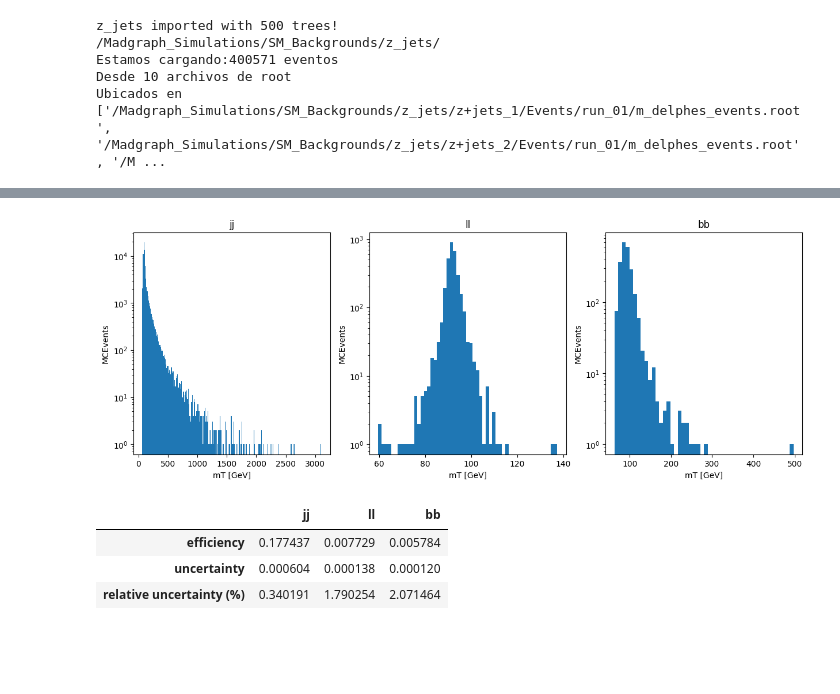
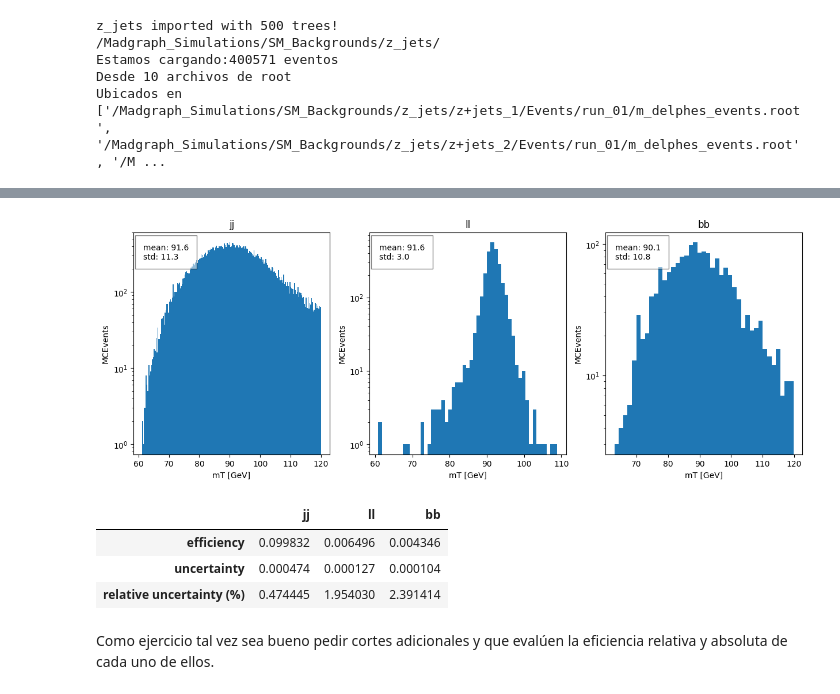
Before and after one commit to Phenomenology-group-uniandes/detectors_school_bootcamp, a Jupyter notebook: Particle_selection.ipynb, the cells around one changed output, grey strips where cells are left out. Drawn from its saved outputs; the diff is of its cells as text; code cells hidden in the pictures; blank space fills up the shorter version.

Commit message:
plot some graphics

```diff
--- a/Particle_selection.ipynb
+++ b/Particle_selection.ipynb
@@ -17,10 +17,13 @@ Updating the framework from github...
 Already up to date.
 Done!
 # %%
-import os
 from tqdm.notebook import tqdm
 from hep_pheno_tools.delphes_reader.loader import DelphesLoader
+
+# leptons are electrons and muons in a unique list
 from hep_pheno_tools.delphes_reader.classifier import get_good_leptons
+
+# jets come in three ways: light jets, b-jets and tau-jets in a dict
 from hep_pheno_tools.delphes_reader.classifier import get_good_jets
 
 from hep_pheno_tools.analysis_tools import Quiet
@@ -31,7 +34,7 @@ with Quiet():
     reader = DelphesLoader(
         signal,
         )
-    root_files=reader.Forest[:10]
+    root_files=reader.Forest[:10] # take the first 10 files
     n_events = reader.get_nevents(root_files)
     print(f'Estamos cargando:{n_events} eventos')
     print(f'Desde {len(root_files)} archivos de root')
@@ -60,8 +63,12 @@ with Quiet():
         else :
             continue
         reco_z_tlv = part_1.tlv + part_2.tlv
+        mT = reco_z_tlv.Mt()
+        # ADD a simple cut on mT
+        if not(60 < mT < 120):
+            continue
         distribution = mT_results.get(case, [])
-        distribution.append(reco_z_tlv.Mt())
+        distribution.append(mT)
         mT_results[case] = distribution
 # %% [output]
 z_jets imported with 500 trees!
@@ -72,30 +104,42 @@ Ubicados en ['/Madgraph_Simulations/SM_Backgrounds/z_jets/z+jets_1/Events/run_01
 # %%
 import matplotlib.pyplot as plt
 import numpy as np
 # create len(mT_results) subplots and unpack the axes array immediately
 fig, axs = plt.subplots(1, len(mT_results), figsize=(15, 5))
 for ax, case in zip(axs, mT_results):
+    # Fill the histogram
     ax.hist(mT_results[case], bins=int(np.sqrt(len(mT_results[case]))))
+    # add a frame with main stats
+    ax.text(
+        0.05, 0.95,
+        f'mean: {np.mean(mT_results[case]):.1f}\nstd: {np.std(mT_results[case]):.1f}',
+        verticalalignment='top', horizontalalignment='left',
+        transform=ax.transAxes,
+        bbox={'facecolor': 'white', 'alpha': 0.5, 'pad': 10}
+    )
     ax.set_title(case)
     ax.set_xlabel('mT [GeV]')
     ax.set_ylabel('MCEvents')
     # set log scale
     ax.set_yscale('log')
 plt.show()
 # %% [output]
-[figure, old version]
+[figure, new version]
 # %%
 import pandas as pd
-df = pd.DataFrame(index=['efficiency', 'uncertainty', 'relative uncertainty (%)'])
+efficiency_df = pd.DataFrame(
+    index=['efficiency', 'uncertainty', 'relative uncertainty (%)']
+    )
 for case in mT_results:
-    mT = mT_results[case]
     # get the efficiency
-    efficiency = len(mT)/n_events
+    efficiency = len(mT_results[case])/n_events
     eff_err = np.sqrt(efficiency*(1-efficiency)/n_events)
-    df[case] = [efficiency, eff_err, eff_err*100/efficiency]
-df
+    efficiency_df[case] = [efficiency, eff_err, eff_err*100/efficiency]
+efficiency_df
 # %% [output]
 |  | jj | ll | bb |
-| efficiency | 0.177437 | 0.007729 | 0.005784 |
-| uncertainty | 0.000604 | 0.000138 | 0.000120 |
-| relative uncertainty (%) | 0.340191 | 1.790254 | 2.071464 |
+| efficiency | 0.099832 | 0.006496 | 0.004346 |
+| uncertainty | 0.000474 | 0.000127 | 0.000104 |
+| relative uncertainty (%) | 0.474445 | 1.954030 | 2.391414 |
+# %% [markdown]
+Como ejercicio tal vez sea bueno pedir cortes adicionales y que evalúen la eficiencia relativa y absoluta de cada uno de ellos.
```
Also changed, not shown: parts of 1 cell of this notebook.
